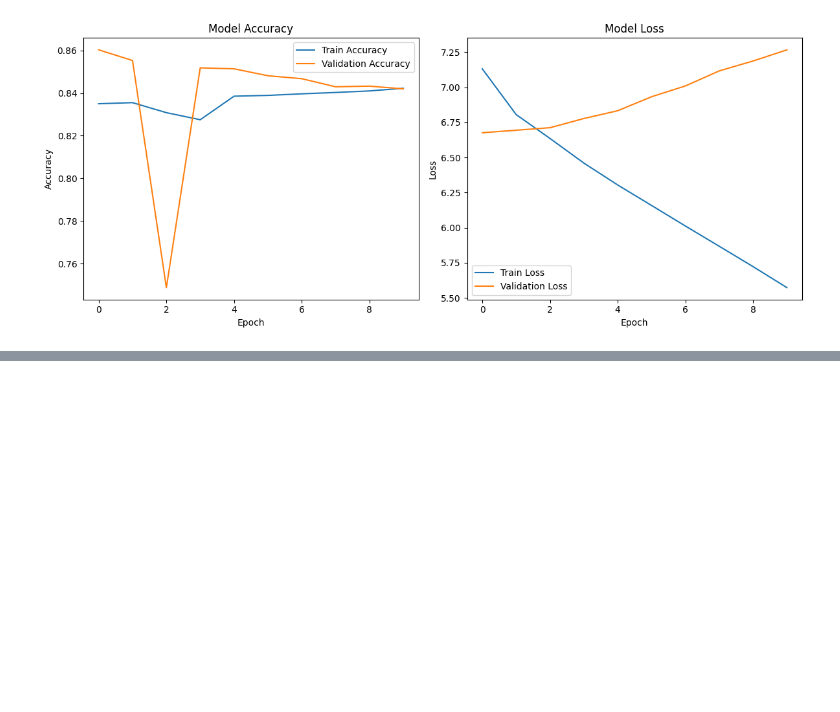
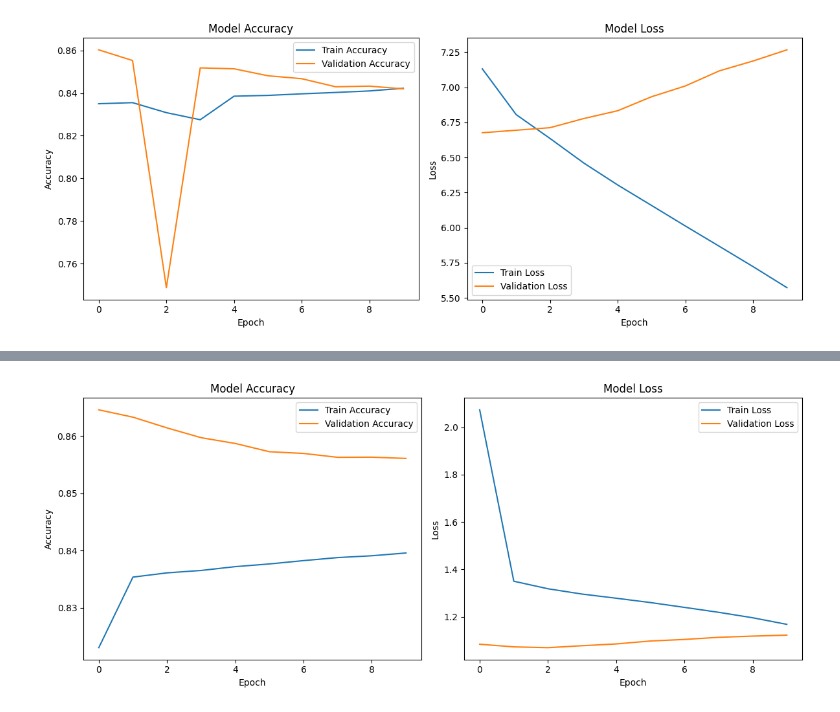
Before and after one commit to baddepudisaideepak/Comparative-analysis-of-Neural-Deep-learning-approaches-for-NEWS-text-Summarization, a Jupyter notebook: finalprojectcode.ipynb, the cells around one changed output, grey strips where cells are left out. Saved outputs shown, nothing was run; the diff lists cells and outputs as text; code cells hidden in the pictures; blank space fills up the shorter version.

Commit message:
Encoder decoder LSTM with attention is completed

```diff
--- a/finalprojectcode.ipynb
+++ b/finalprojectcode.ipynb
@@ -342,0 +410,12 @@ plt.show()
+# %%
+# Shift target data for teacher forcing
+y_train_shifted = np.expand_dims(y_train[:, 1:], -1)
+y_val_shifted = np.expand_dims(y_val[:, 1:], -1)
+
+# Train the model
+history_attention = attention_model.fit(
+    [x_train, y_train[:, :-1]], y_train_shifted,
+    validation_data=([x_val, y_val[:, :-1]], y_val_shifted),
+    batch_size=32,
+    epochs=10
+)
@@ -342,0 +458,28 @@ plt.show()
+# %%
+import matplotlib.pyplot as plt
+
+# Plot accuracy
+plt.figure(figsize=(12, 5))
+
+# Plot training & validation accuracy values
+plt.subplot(1, 2, 1)
+plt.plot(history_attention.history['accuracy'], label='Train Accuracy')
+plt.plot(history_attention.history['val_accuracy'], label='Validation Accuracy')
+plt.title('Model Accuracy')
+plt.xlabel('Epoch')
+plt.ylabel('Accuracy')
+plt.legend()
+
+# Plot training & validation loss values
+plt.subplot(1, 2, 2)
+plt.plot(history_attention.history['loss'], label='Train Loss')
+plt.plot(history_attention.history['val_loss'], label='Validation Loss')
+plt.title('Model Loss')
+plt.xlabel('Epoch')
+plt.ylabel('Loss')
+plt.legend()
+
+plt.tight_layout()
+plt.show()
+# %% [output]
+[figure, added]
```
Also changed, not shown: parts of 4 cells of this notebook.
